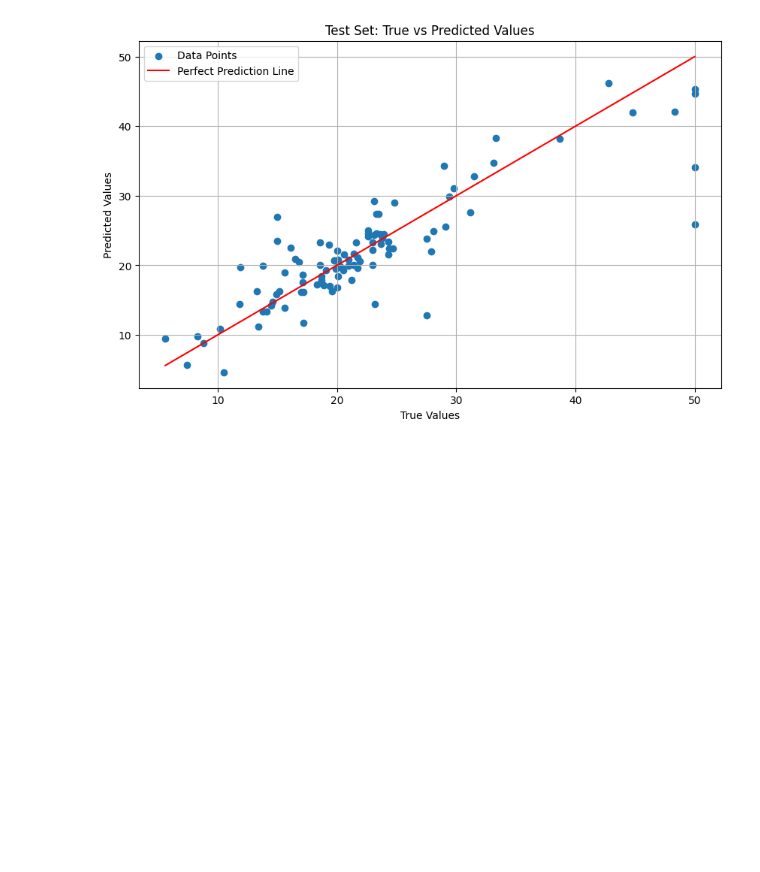
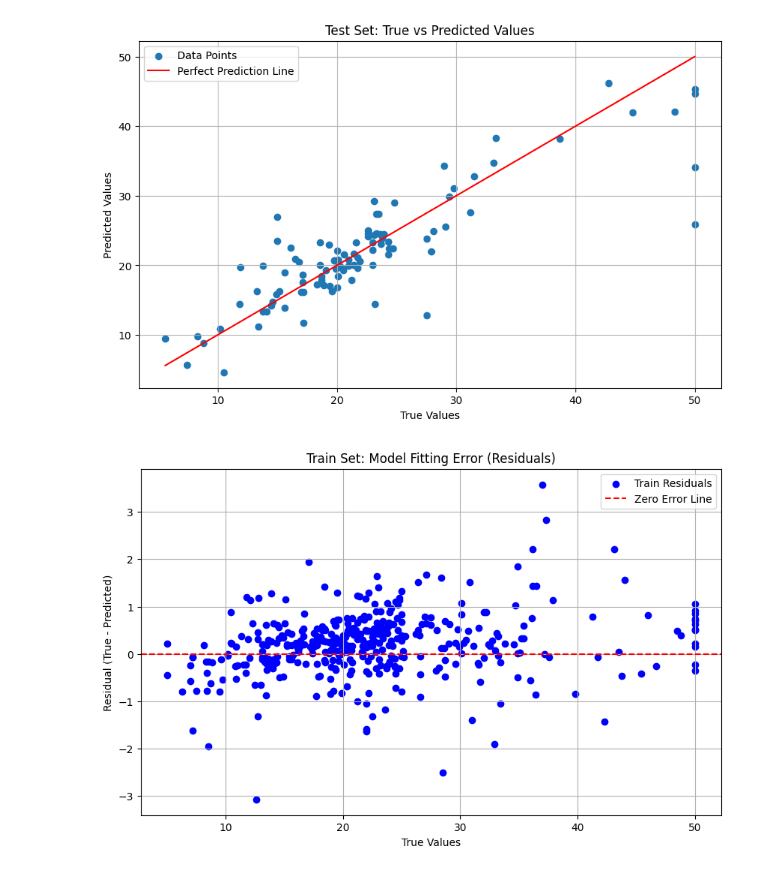
Before and after one commit to acb-code/data-science-learning, a Jupyter notebook: regression_example/regression.ipynb, the cells around one changed output. Saved outputs shown, nothing was run; the diff lists cells and outputs as text; code cells hidden in the pictures; blank space fills up the shorter version.

Commit message:
plotted residuals distributions

```diff
--- a/regression_example/regression.ipynb
+++ b/regression_example/regression.ipynb
@@ -227,3 +227,36 @@ plot_true_vs_predicted(train_loader, dataset_type="Train")
 plot_true_vs_predicted(test_loader, dataset_type="Test")
 # %% [output]
 [figure]
+# %%
+# plot model fitting error (MFE)
+def plot_errors(data_loader, dataset_type="Test"):
+    actuals = []
+    predictions = []
+
+    # Loop through data points
+    with torch.no_grad():  # Disable gradient calculation
+        for data, target in data_loader:
+            # Forward pass through the model
+            output = model(data)
+
+            # Store actual and predicted values
+            actuals.append(target.item())
+            predictions.append(output.item())
+
+    # Compute fitting error (residuals)
+    residuals = [a - p for a, p in zip(actuals, predictions)]
+
+    # Plot residuals (Model Fitting Error)
+    plt.figure(figsize=(10, 6))
+    plt.scatter(actuals, residuals, label=f'{dataset_type} Residuals', marker='o', color='blue')
+    plt.axhline(y=0, color='red', linestyle='--', label='Zero Error Line')  # Line representing no error
+    plt.title(f'{dataset_type} Set: Model Fitting Error (Residuals)')
+    plt.xlabel('True Values')
+    plt.ylabel('Residual (True - Predicted)')
+    plt.legend()
+    plt.grid(True)
+    plt.show()
+# %%
+plot_errors(train_loader, dataset_type="Train")
+# %% [output]
+[figure, added]
```
Also changed, not shown: parts of 7 cells of this notebook.
